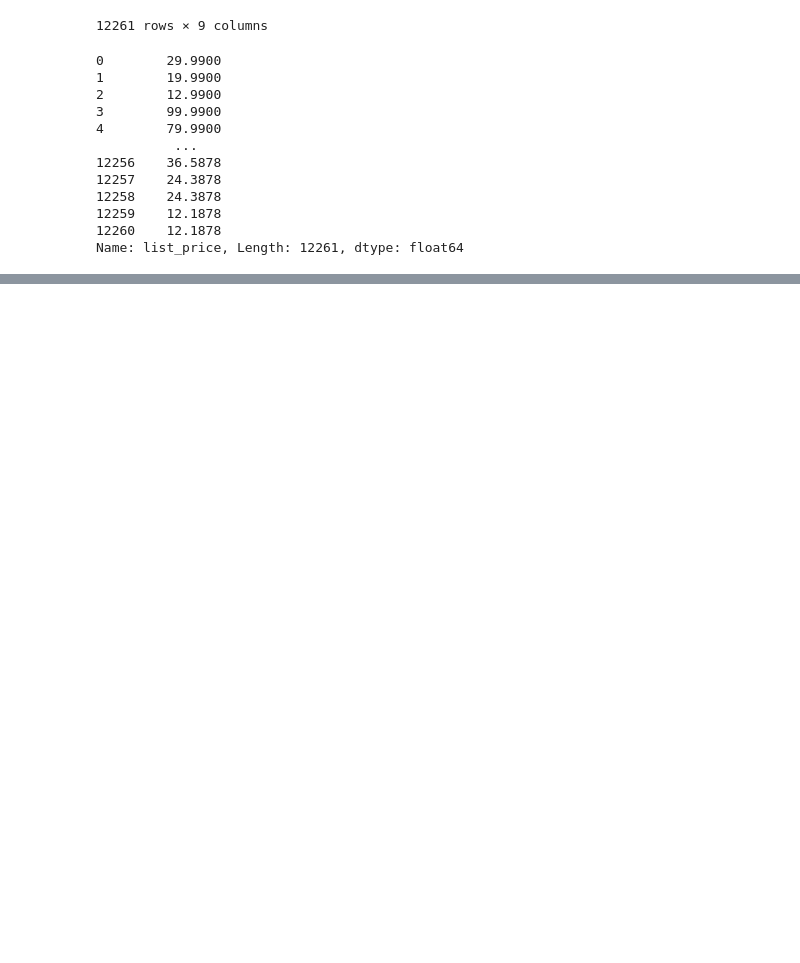
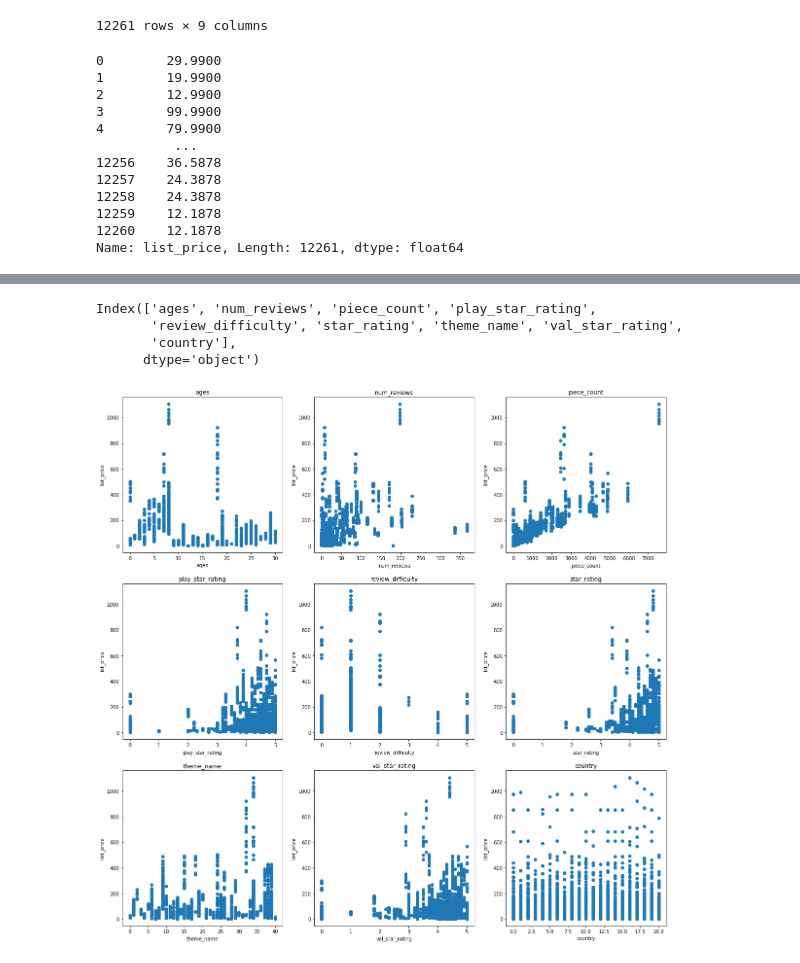
Before and after one commit to fakhruddin2012/Machine-Learning, a Jupyter notebook: Regression/Lego Dataset/Lego.ipynb, the cells around one changed output, grey strips where cells are left out. Saved outputs shown, nothing was run; the diff lists cells and outputs as text; code cells hidden in the pictures; blank space fills up the shorter version.

```diff
--- a/Regression/Lego Dataset/Lego.ipynb
+++ b/Regression/Lego Dataset/Lego.ipynb
@@ -87,0 +108,20 @@ print('shape of X_train is',X_train)
+# %%
+cols = X_train.columns
+cols
+# %% [output]
+Index(['ages', 'num_reviews', 'piece_count', 'play_star_rating',
+       'review_difficulty', 'star_rating', 'theme_name', 'val_star_rating',
+       'country'],
+      dtype='object')
+# %%
+fig, axes = plt.subplots(nrows=3, ncols=3, figsize=(20,20))
+for i in range(0,3):
+    for j in range(0,3):
+            col = cols[i*3 + j]
+            axes[i,j].set_title(col)
+            axes[i,j].scatter(X_train[col],y_train)
+            axes[i,j].set_xlabel(col)
+            axes[i,j].set_ylabel('list_price')
+plt.show()
+# %% [output]
+[figure, added]
```
Also changed, not shown: parts of 7 cells of this notebook.
